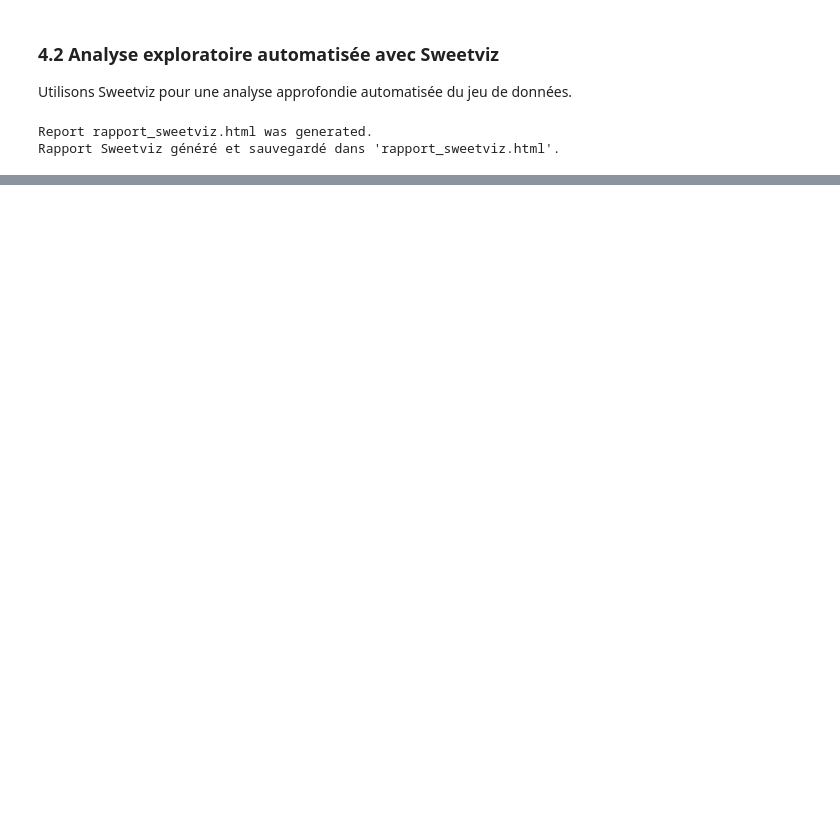
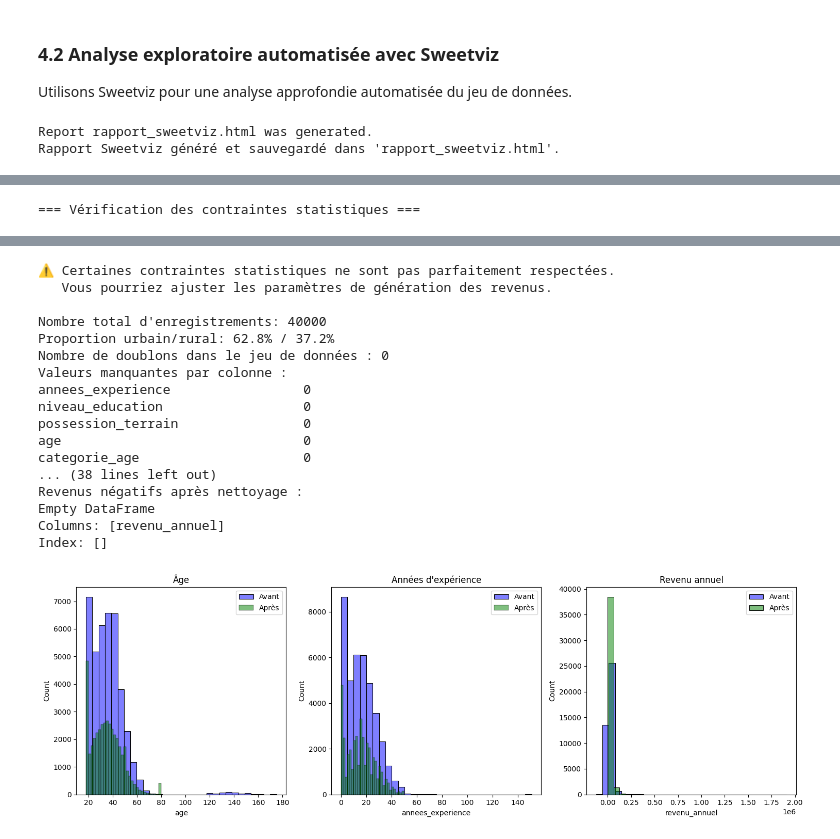
Before and after one commit to mouadd9/annual-revenue-prediction-app, a Jupyter notebook: mini_proj.ipynb, the cells around one changed output, grey strips where cells are left out. Cells and saved outputs as stored; diff of their text form; code cells hidden in the pictures; blank space fills up the shorter version.

Commit message:
added cleaning phase using make_pipeline

```diff
--- a/mini_proj.ipynb
+++ b/mini_proj.ipynb
@@ -1117,0 +1278,13 @@ Dans la prochaine phase, nous allons préparer ces données pour la modélisatio
+# %%
+# Définir les colonnes pour le pipeline
+numeric_features = ['annees_experience']
+categorical_features = ['niveau_education', 'possession_terrain']
+all_columns = numeric_features + categorical_features + [col for col in df.columns if col not in numeric_features + categorical_features]
+
+# Créer le pipeline complet
+cleaning_pipeline = make_pipeline(
+    DropDuplicatesTransformer(), # Supprimer les doublons
+    preprocessor, # Imputer les valeurs manquantes
+    NumpyToDataFrameTransformer(columns=all_columns),
+    OutlierTransformer()
+)
@@ -1117,0 +1293,5 @@ Dans la prochaine phase, nous allons préparer ces données pour la modélisatio
+# %%
+df_cleaned = cleaning_pipeline.fit_transform(df)
+
+print("\nAperçu du DataFrame nettoyé :")
+print(df_cleaned.head())
@@ -1117,0 +1318,44 @@ Dans la prochaine phase, nous allons préparer ces données pour la modélisatio
+# %%
+
+verify_income_constraints(df_cleaned)
+# Vérifier le nombre de doublons
+nombre_doublons = df_cleaned.duplicated().sum()
+print(f"Nombre de doublons dans le jeu de données : {nombre_doublons}")
+
+# Vérifier les valeurs manquantes
+print("Valeurs manquantes par colonne :")
+print(df_cleaned.isnull().sum())
+
+# Vérifier les statistiques descriptives après nettoyage
+print("\nStatistiques descriptives après nettoyage :")
+print(df_cleaned[['age', 'annees_experience', 'revenu_annuel', 'revenu_mensuel']].describe())
+
+# Vérifier l'absence de valeurs aberrantes
+print("\nÂges aberrants après nettoyage :")
+print(df_cleaned[df_cleaned['age'] > 80][['age']])
+print("\nAnnées d'expérience incohérentes après nettoyage :")
+print(df_cleaned[df_cleaned['annees_experience'] > df_cleaned['age'] - 15][['age', 'annees_experience']])
+print("\nRevenus négatifs après nettoyage :")
+print(df_cleaned[df_cleaned['revenu_annuel'] < 0][['revenu_annuel']])
+
+# Visualisation avant/après
+plt.figure(figsize=(15, 5))
+plt.subplot(1, 3, 1)
+sns.histplot(df['age'], bins=30, color='blue', alpha=0.5, label='Avant')
+sns.histplot(df_cleaned['age'], bins=30, color='green', alpha=0.5, label='Après')
+plt.title("Âge")
+plt.legend()
+plt.subplot(1, 3, 2)
+sns.histplot(df['annees_experience'], bins=30, color='blue', alpha=0.5, label='Avant')
+sns.histplot(df_cleaned['annees_experience'], bins=30, color='green', alpha=0.5, label='Après')
+plt.title("Années d'expérience")
+plt.legend()
+plt.subplot(1, 3, 3)
+sns.histplot(df['revenu_annuel'], bins=30, color='blue', alpha=0.5, label='Avant')
+sns.histplot(df_cleaned['revenu_annuel'], bins=30, color='green', alpha=0.5, label='Après')
+plt.title("Revenu annuel")
+plt.legend()
+plt.tight_layout()
+plt.show()
+# %% [output]
+=== Vérification des contraintes statistiques ===
@@ -1117,0 +1369,18 @@ Dans la prochaine phase, nous allons préparer ces données pour la modélisatio
+⚠ Certaines contraintes statistiques ne sont pas parfaitement respectées.
+   Vous pourriez ajuster les paramètres de génération des revenus.
+
+Nombre total d'enregistrements: 40000
+Proportion urbain/rural: 62.8% / 37.2%
+Nombre de doublons dans le jeu de données : 0
+Valeurs manquantes par colonne :
+annees_experience                 0
+niveau_education                  0
+possession_terrain                0
+age                               0
+categorie_age                     0
+... (38 lines left out)
+Revenus négatifs après nettoyage :
+Empty DataFrame
+Columns: [revenu_annuel]
+Index: []
+[figure, added]
```
Also changed, not shown: parts of 51 cells of this notebook, 4 other files.
